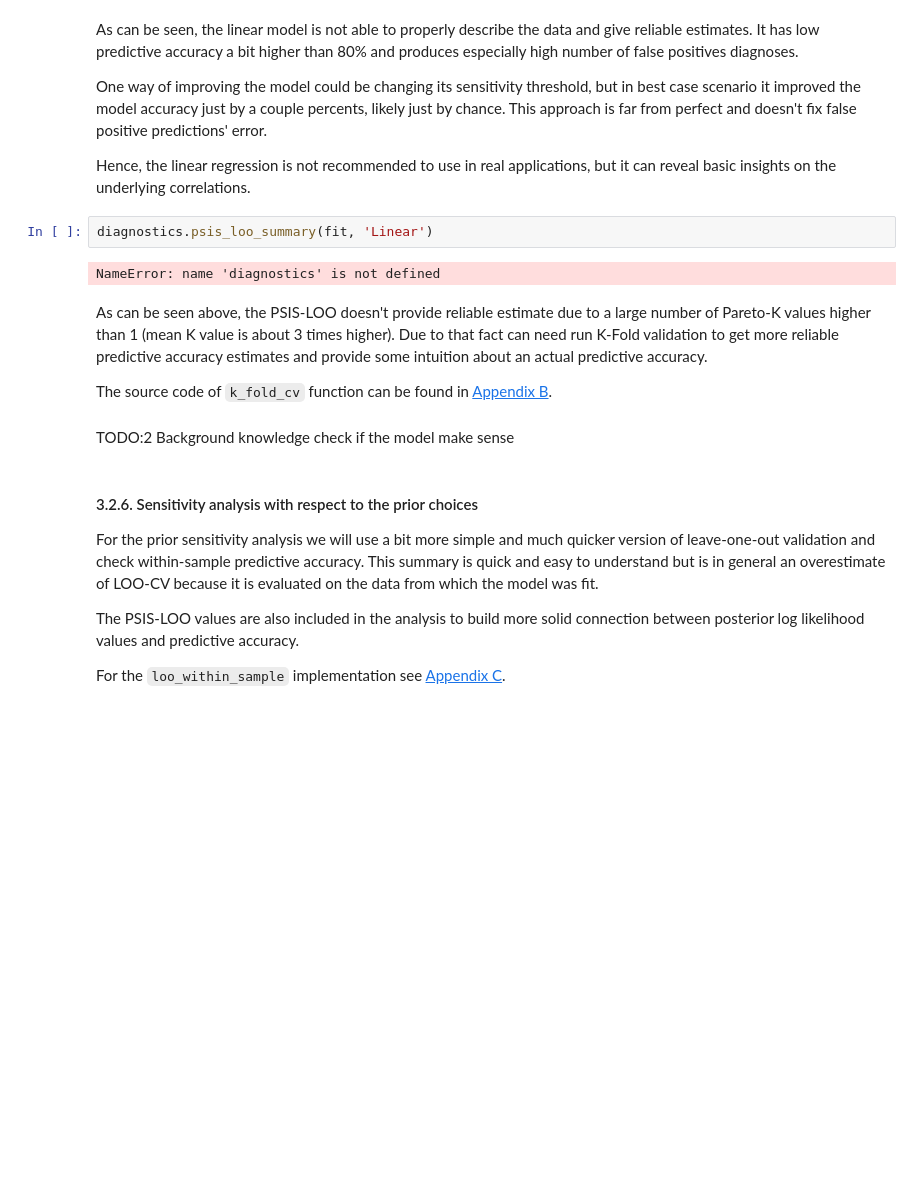
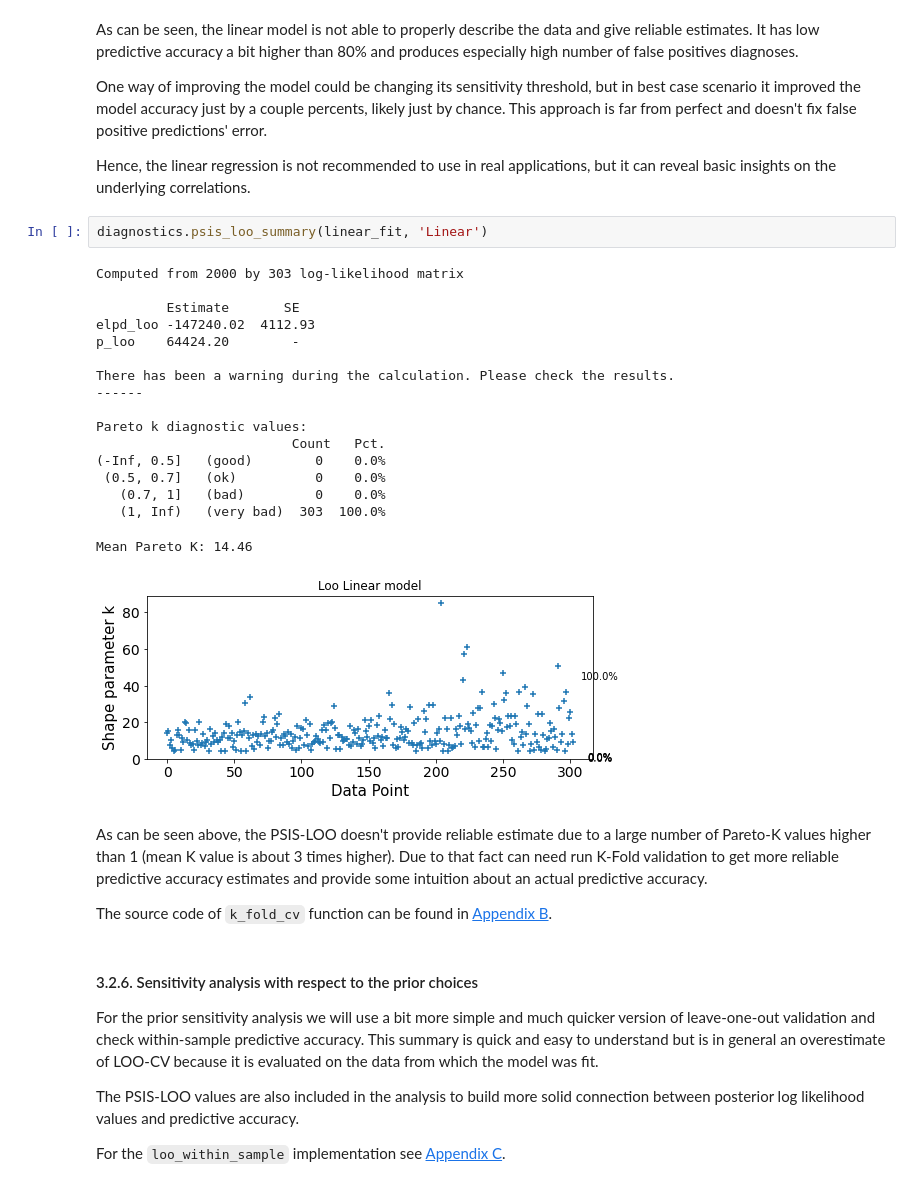
Before and after one commit to mshavliuk/BDA_project, a Jupyter notebook: bda_project_report.ipynb, the cells around one changed output. Drawn from its saved outputs; the diff is of its cells as text; blank space fills up the shorter version.

```diff
--- a/bda_project_report.ipynb
+++ b/bda_project_report.ipynb
@@ -166,15 +269,29 @@ One way of improving the model could be changing its sensitivity threshold, but
 
 Hence, the linear regression is not recommended to use in real applications, but it can reveal basic insights on the underlying correlations.
 # %%
-diagnostics.psis_loo_summary(fit, 'Linear')
+diagnostics.psis_loo_summary(linear_fit, 'Linear')
 # %% [output]
-NameError: name 'diagnostics' is not defined
+Computed from 2000 by 303 log-likelihood matrix
+
+         Estimate       SE
+elpd_loo -147240.02  4112.93
+p_loo    64424.20        -
+
+There has been a warning during the calculation. Please check the results.
+------
+
+Pareto k diagnostic values:
+                         Count   Pct.
+(-Inf, 0.5]   (good)        0    0.0%
+ (0.5, 0.7]   (ok)          0    0.0%
+   (0.7, 1]   (bad)         0    0.0%
+   (1, Inf)   (very bad)  303  100.0%
+Mean Pareto K: 14.46
+[figure, added]
 # %% [markdown]
 As can be seen above, the PSIS-LOO doesn't provide reliable estimate due to a large number of Pareto-K values higher than 1 (mean K value is about 3 times higher). Due to that fact can need run K-Fold validation to get more reliable predictive accuracy estimates and provide some intuition about an actual predictive accuracy.
 
 The source code of `k_fold_cv` function can be found in  [Appendix B](#Appendix-B).
-# %% [markdown]
-TODO:2 Background knowledge check if the model make sense
 # %% [markdown]
 #### 3.2.6. Sensitivity analysis with respect to the prior choices
 
```
Also changed, not shown: parts of 15 cells of this notebook.
